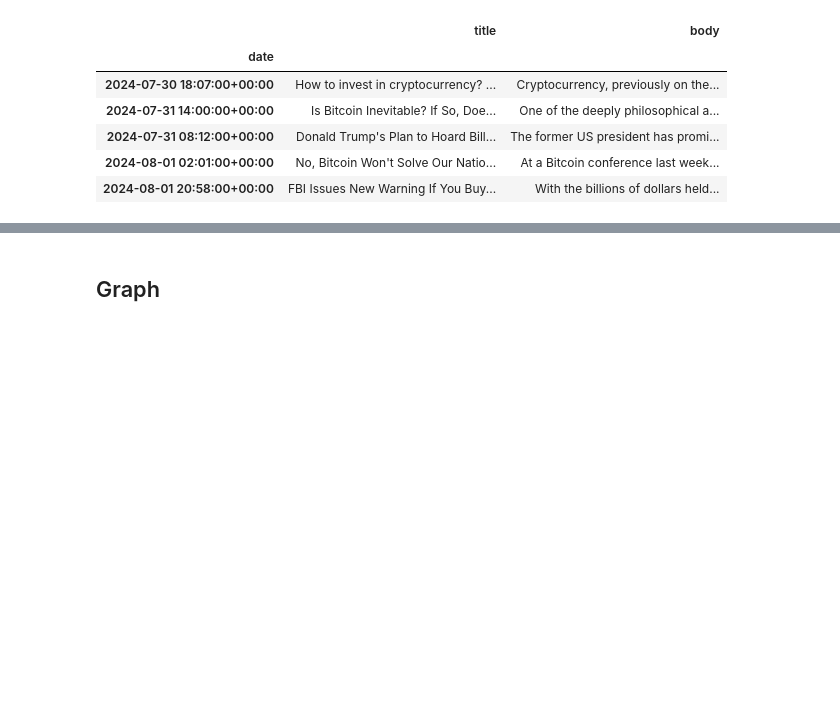
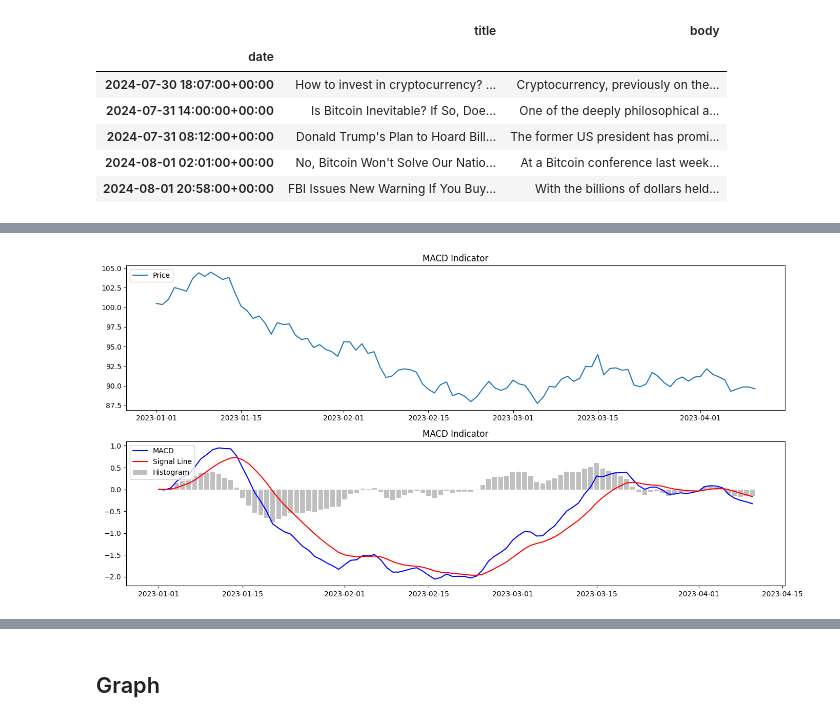
Before and after one commit to curiousily/AI-Bootcamp, a Jupyter notebook: 19.langgraph-crypto-agents.ipynb, the cells around one changed output, grey strips where cells are left out. Saved outputs shown, nothing was run; the diff lists cells and outputs as text; code cells hidden in the pictures; blank space fills up the shorter version.

```diff
--- a/19.langgraph-crypto-agents.ipynb
+++ b/19.langgraph-crypto-agents.ipynb
@@ -305,0 +344,26 @@ btc_news_df.head()
+# %%
+df["EMA12"] = df["Price"].ewm(span=12, adjust=False).mean()
+df["EMA26"] = df["Price"].ewm(span=26, adjust=False).mean()
+
+df["MACD"] = df["EMA12"] - df["EMA26"]
+df["Signal Line"] = df["MACD"].ewm(span=9, adjust=False).mean()
+df["Histogram"] = df["MACD"] - df["Signal Line"]
+# %%
+plt.figure(figsize=(14, 7))
+
+plt.subplot(2, 1, 1)
+plt.plot(df.index, df["Price"], label="Price")
+plt.title("MACD Indicator")
+plt.legend(loc="upper left")
+
+plt.subplot(2, 1, 2)
+plt.plot(df.index, df["MACD"], label="MACD", color="blue")
+plt.plot(df.index, df["Signal Line"], label="Signal Line", color="red")
+plt.bar(df.index, df["Histogram"], label="Histogram", color="gray", alpha=0.5)
+plt.title("MACD Indicator")
+plt.legend(loc="upper left")
+
+plt.tight_layout()
+plt.show();
+# %% [output]
+[figure, added]
```
Also changed, not shown: parts of 18 cells of this notebook.
